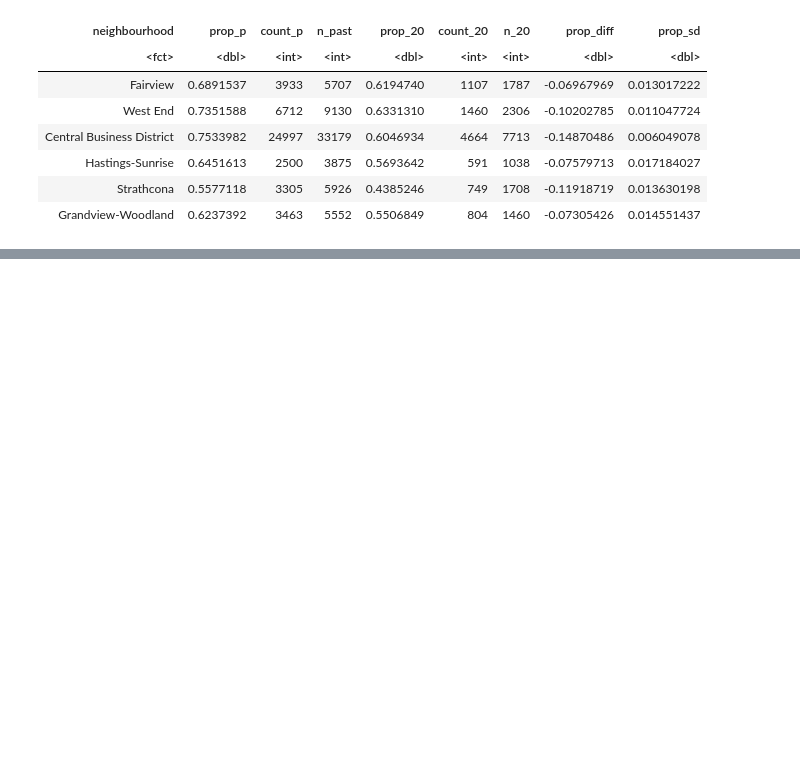
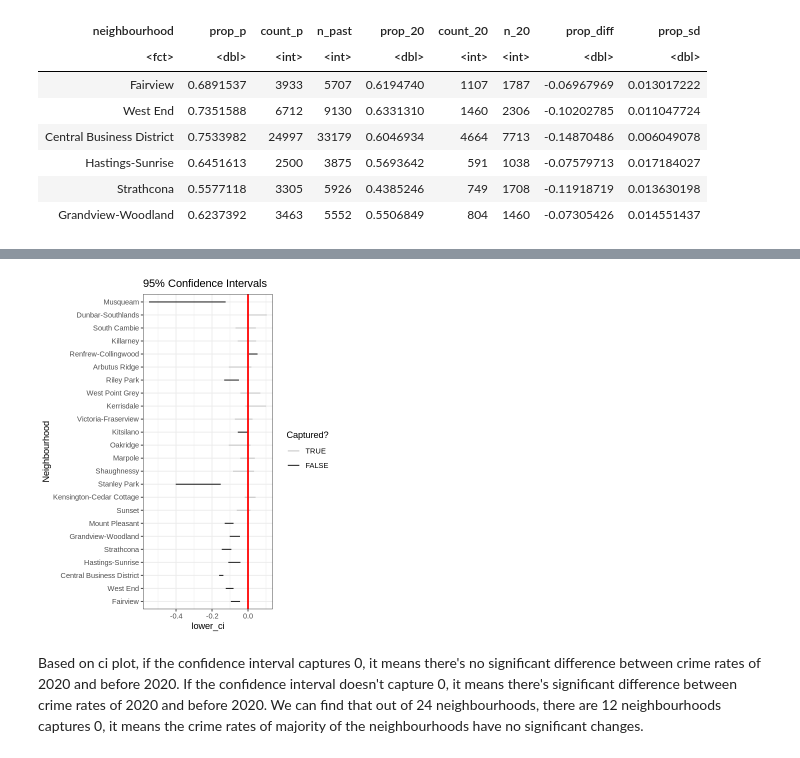
Before and after one commit to adammitha/STAT201-group-project, a Jupyter notebook: confidence interval based on CLT.ipynb, the cells around one changed output, grey strips where cells are left out. Cells and saved outputs as stored; diff of their text form; code cells hidden in the pictures; blank space fills up the shorter version.

```diff
--- a/confidence interval based on CLT.ipynb
+++ b/confidence interval based on CLT.ipynb
@@ -304,0 +303,26 @@ A tibble: 6 × 5
+# %%
+intervals_captured_95 <- theft_crime_prop_diff_ci_95 %>%
+    mutate(captured = (lower_ci <= 0 & 0 <= upper_ci))
+# %%
+options(repr.plot.width = 5, repr.plot.height = 6)
+
+
+many_ci_plot_95 <- intervals_captured_95 %>%
+    ggplot() +
+    scale_colour_manual(breaks = c("TRUE", "FALSE"), # Change colour scale for better visibility.
+                        values = c("grey", "black")) +
+    geom_segment(aes(x = lower_ci,
+                     xend = upper_ci,
+                     y = neighbourhood,
+                     yend = neighbourhood,
+                     colour = captured)) +
+    geom_vline(xintercept = 0, colour = "red", size = 1) +
+    labs(title = "95% Confidence Intervals",
+         y = "Neighbourhood",
+         colour = "Captured?") +
+    theme_bw()
+many_ci_plot_95
+# %% [output]
+[figure, added]
+# %% [markdown]
+Based on ci plot, if the confidence interval captures 0, it means there's no significant difference between crime rates of 2020 and before 2020. If the confidence interval doesn't capture 0, it means there's significant difference between crime rates of 2020 and before 2020. We can find that out of 24 neighbourhoods, there are 12 neighbourhoods captures 0, it means the crime rates of majority of the neighbourhoods have no significant changes.
```
Also changed, not shown: parts of 7 cells of this notebook.
